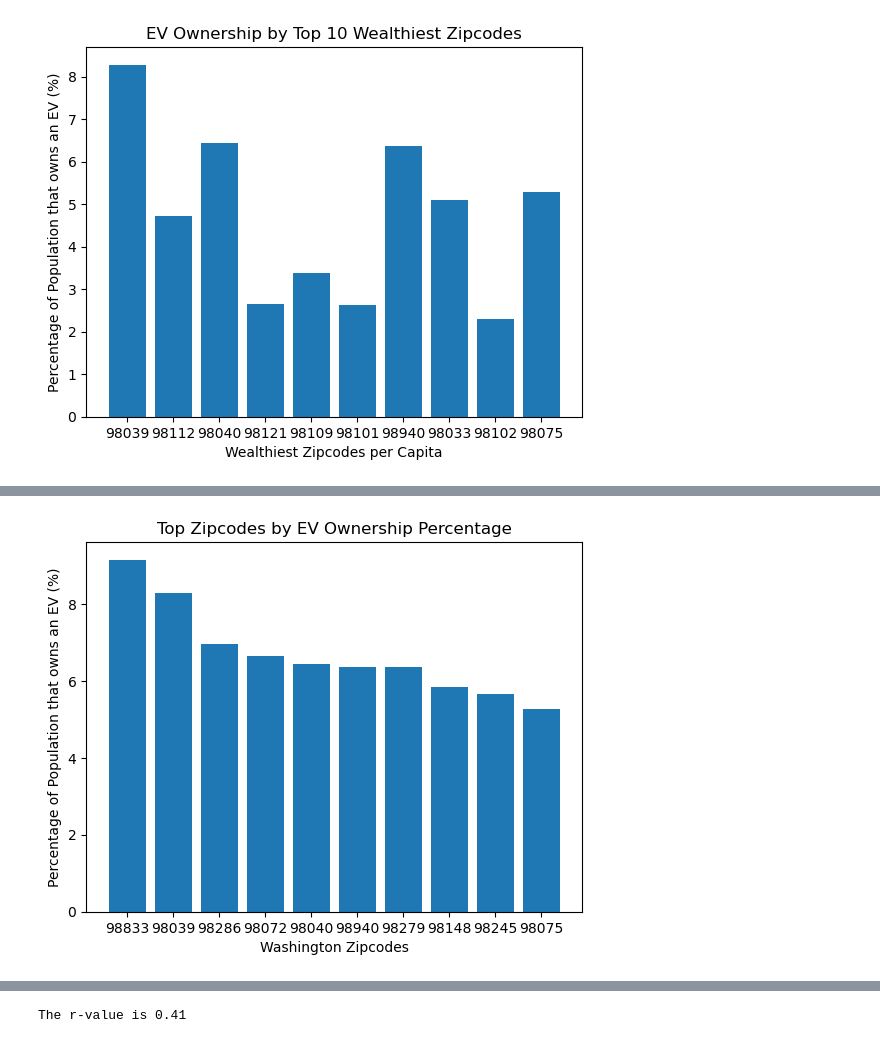
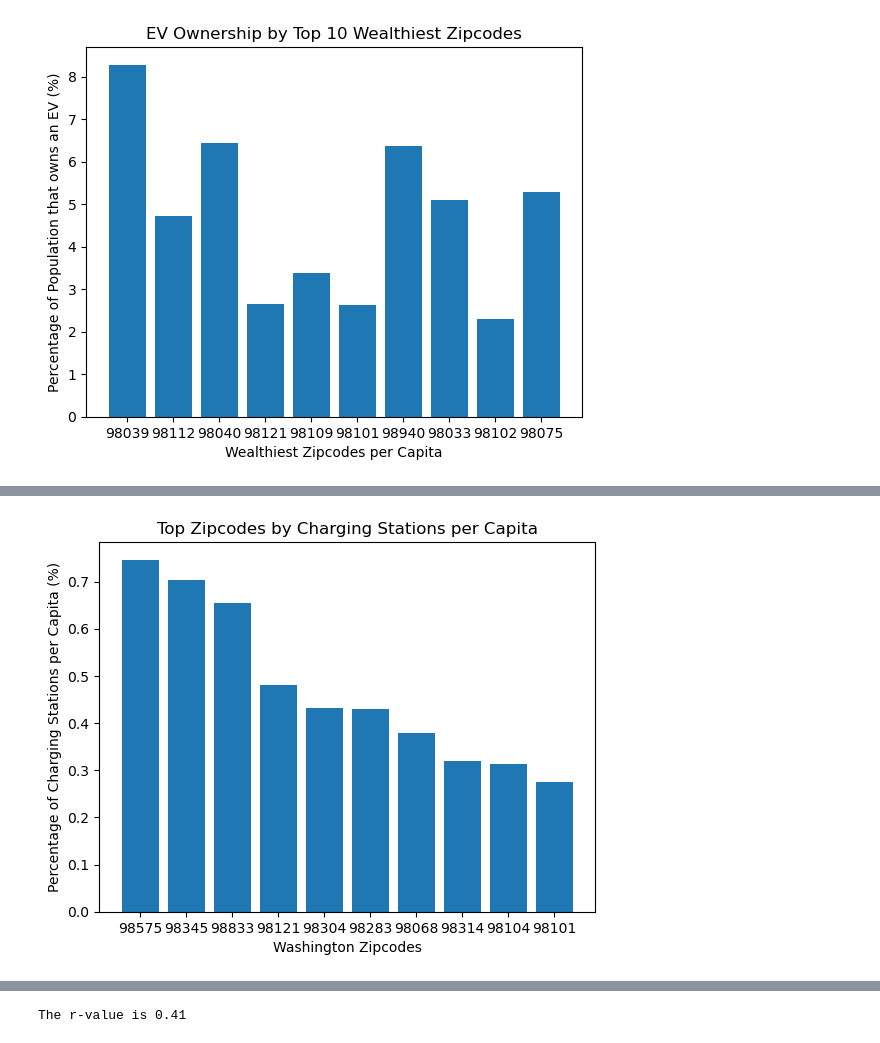
Before and after one commit to caelwillis/group-4-proj-1, a Jupyter notebook: per_capita_visualisations.ipynb, the cells around one changed output, grey strips where cells are left out. Cells and saved outputs as stored; diff of their text form; code cells hidden in the pictures.

Commit message:
1st final graphs

```diff
--- a/per_capita_visualisations.ipynb
+++ b/per_capita_visualisations.ipynb
@@ -291,18 +323,18 @@ percent_df_filtered
-# %%
-#Highest Population Percent Onwership Bar Graph
-high_percent_zipcodes_x = ['98833','98039','98286','98072','98040',
-                   '98940','98279','98148','98245','98075']
-top_population_percent_y = [9.150327,8.279165,6.962025,6.634976,6.436538,
-                        6.356968,6.351792,5.839279,5.650685	,5.277359]
-
-plt.bar(high_percent_zipcodes_x,top_population_percent_y)
-plt.title("Top Zipcodes by EV Ownership Percentage")
-plt.xlabel('Washington Zipcodes')
-plt.ylabel('Percentage of Population that owns an EV (%)')
-
-plt.show()
-# %% [output]
-[figure, removed]
+# %%
+#Highest Percentage of Charging Stations per Capita Bar Graph
+high_percent_zipcodes_x = ['98575','98345','98833','98121','98304',
+                   '98283','98068','98314','98104','98101']
+top_population_percent_y = [0.746269,0.704225,0.653595,0.481471,0.432432,
+                        0.429185,0.378788,0.319489,0.312251,0.276040]
+
+plt.bar(high_percent_zipcodes_x,top_population_percent_y)
+plt.title("Top Zipcodes by Charging Stations per Capita")
+plt.xlabel('Washington Zipcodes')
+plt.ylabel('Percentage of Charging Stations per Capita (%)')
+
+plt.show()
+# %% [output]
+[figure, added]
 # %%
 #Richest Zipcodes - Charging Stations Bar Graph
 rich_zipcodes_x = ['98039','98112','98040','98121','98109',
```
Also changed, not shown: parts of 4 cells of this notebook, 1 other file.
